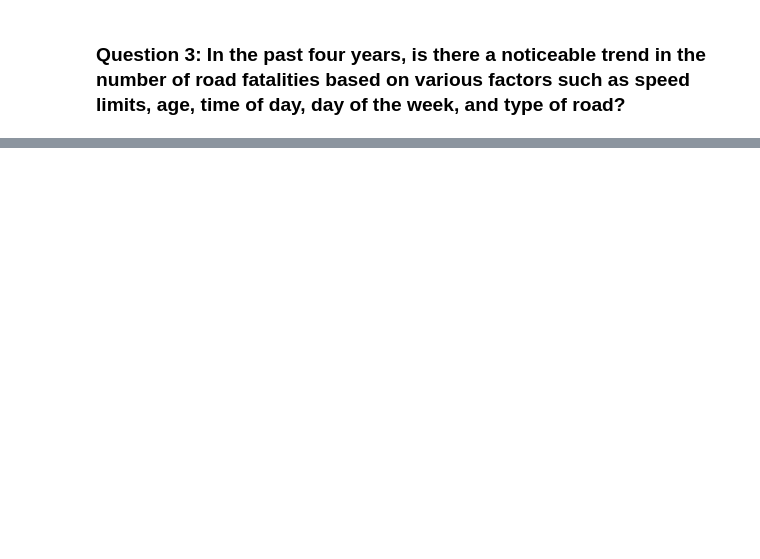
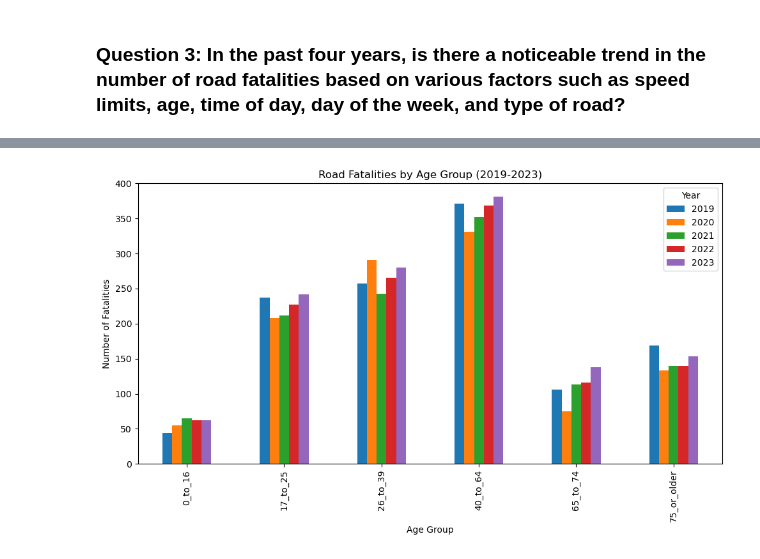
Before and after one commit to Yukitoshi12345/Australia-Road-Fatality, a Jupyter notebook: main.ipynb, the cells around one changed output, grey strips where cells are left out. Cells and saved outputs as stored; diff of their text form; code cells hidden in the pictures; blank space fills up the shorter version.

```diff
--- a/main.ipynb
+++ b/main.ipynb
@@ -263,0 +294,13 @@ plt.show()
+# %%
+# 2. Age (Bar Plot with X-axis as Age Group and legend as Year)
+age_trend_filtered = df_fatalities_clean_filtered.groupby(['Year', 'Age Group']).size().reset_index(name='Fatalities')
+age_trend_pivot_filtered = age_trend_filtered.pivot(index='Age Group', columns='Year', values='Fatalities')
+age_trend_pivot_filtered.plot(kind='bar', figsize=(10, 6))
+plt.title('Road Fatalities by Age Group (2019-2023)')
+plt.xlabel('Age Group')
+plt.ylabel('Number of Fatalities')
+plt.legend(title="Year")
+plt.tight_layout()
+plt.show()
+# %% [output]
+[figure, added]
```
Also changed, not shown: parts of 8 cells of this notebook, 1 other file.
